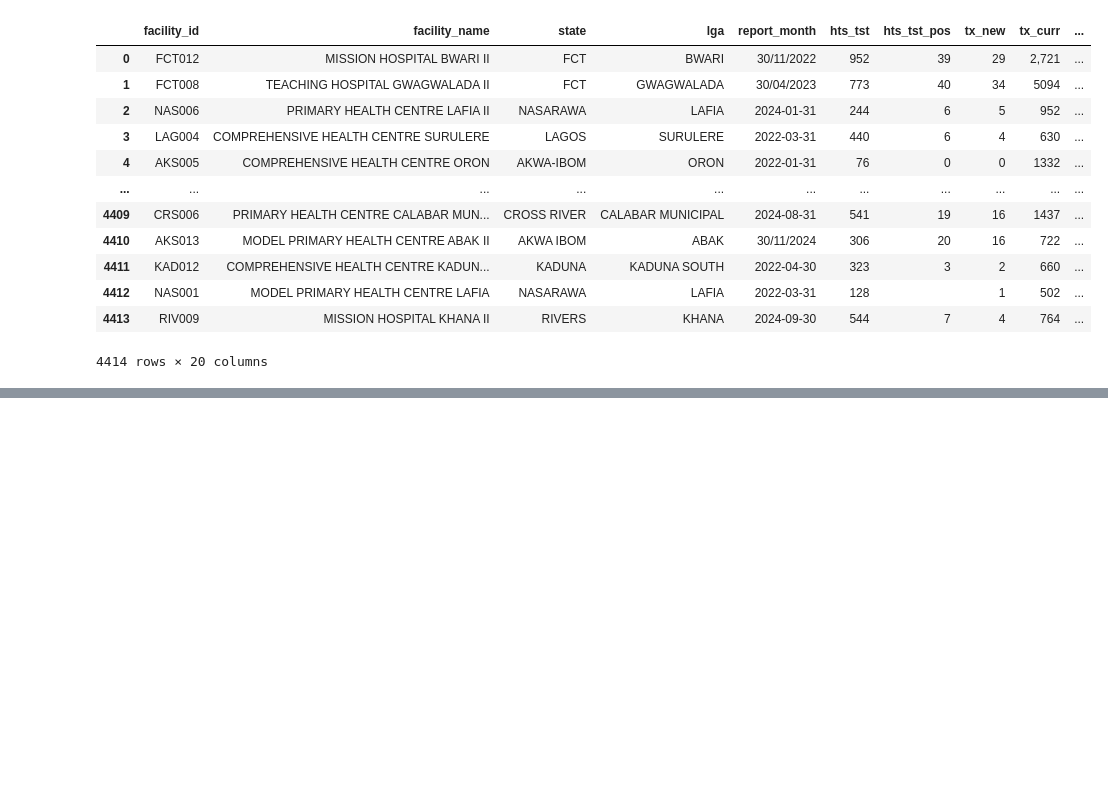
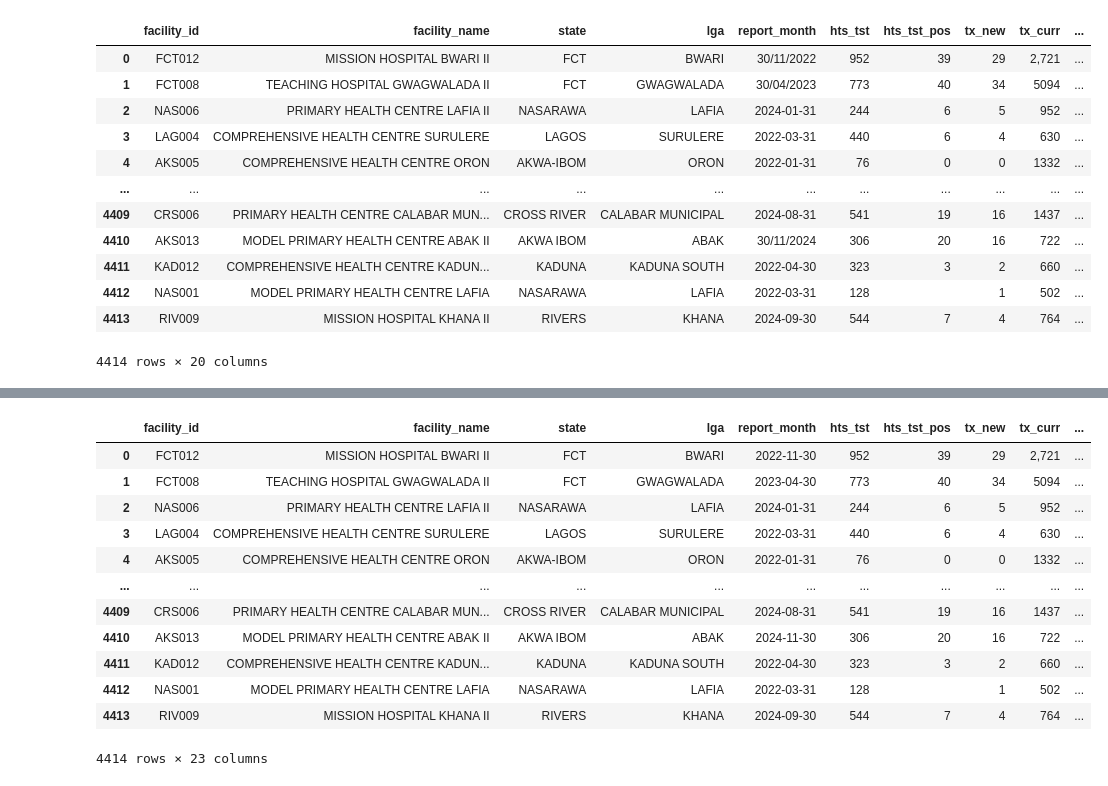
Before and after one commit to AlozieCollins/Intern-dataset-work, a Jupyter notebook: work.ipynb, the cells around one changed output, grey strips where cells are left out. Drawn from its saved outputs; the diff is of its cells as text; code cells hidden in the pictures; blank space fills up the shorter version.

Commit message:
Converted the report date and date submitted columns to pandas datetime and changed all null values to pd.NA.

```diff
--- a/work.ipynb
+++ b/work.ipynb
@@ -11,10 +12,11 @@ df.head(5)
 | 3 | LAG004 | COMPREHENSIVE HEALTH CENTRE SURULERE | Lagos | Surulere | 2022-03-31 | 440 | 6 | 4 | 630 | ... |
 | 4 | AKS005 | Comprehensive Health Centre Oron | Akwa-Ibom | Oron | 2022-01-31 | 76 | 0 | 0 | 1332 | ... |
 # %%
-cols = ["facility_id", "facility_name", "state", "lga"]
-df[cols] = df[cols].apply(
-    lambda col: col.str.strip().str.upper()
-)
+# Changed the facility name, id's, state, and lga to uppercase.
+df['state'] = df['state'].str.strip().str.upper()
+df['facility_name'] = df['facility_name'].str.strip().str.upper()
+df['facility_id'] = df['facility_id'].str.strip().str.upper()
+df['lga'] = df['lga'].str.strip().str.upper()
 df
 # %% [output]
 |  | facility_id | facility_name | state | lga | report_month | hts_tst | hts_tst_pos | tx_new | tx_curr | ... |
@@ -30,9 +32,3 @@ df
 | 4412 | NAS001 | MODEL PRIMARY HEALTH CENTRE LAFIA | NASARAWA | LAFIA | 2022-03-31 | 128 |  | 1 | 502 | ... |
 | 4413 | RIV009 | MISSION HOSPITAL KHANA II | RIVERS | KHANA | 2024-09-30 | 544 | 7 | 4 | 764 | ... |
 4414 rows × 20 columns
-# %%
-cols = ["report_month", "date_submitted"]
-
-df[cols] = df[cols].apply(
-    lambda col:pd.to_datetime(cols, error= "coerce")
-)
@@ -40,0 +35,8 @@ AttributeError: 'Series' object has no attribute 'pd'
+# %%
+# Changed the dated to pandas date and time format
+cols = ["report_month", "date_submitted"]
+
+df[cols] = df[cols].apply(
+    lambda col: pd.to_datetime(col, format="mixed", errors="coerce")
+)
+df[cols]
@@ -40,0 +57,20 @@ AttributeError: 'Series' object has no attribute 'pd'
+# %%
+# Created a seperate column for year, month and quarter
+df['year'] = df['report_month'].dt.year
+df['month'] = df['report_month'].dt.month
+df['quarter'] = df['report_month'].dt.quarter
+df
+# %% [output]
+|  | facility_id | facility_name | state | lga | report_month | hts_tst | hts_tst_pos | tx_new | tx_curr | ... |
+| 0 | FCT012 | MISSION HOSPITAL BWARI II | FCT | BWARI | 2022-11-30 | 952 | 39 | 29 | 2,721 | ... |
+| 1 | FCT008 | TEACHING HOSPITAL GWAGWALADA II | FCT | GWAGWALADA | 2023-04-30 | 773 | 40 | 34 | 5094 | ... |
+| 2 | NAS006 | PRIMARY HEALTH CENTRE LAFIA II | NASARAWA | LAFIA | 2024-01-31 | 244 | 6 | 5 | 952 | ... |
+| 3 | LAG004 | COMPREHENSIVE HEALTH CENTRE SURULERE | LAGOS | SURULERE | 2022-03-31 | 440 | 6 | 4 | 630 | ... |
+| 4 | AKS005 | COMPREHENSIVE HEALTH CENTRE ORON | AKWA-IBOM | ORON | 2022-01-31 | 76 | 0 | 0 | 1332 | ... |
+| ... | ... | ... | ... | ... | ... | ... | ... | ... | ... | ... |
+| 4409 | CRS006 | PRIMARY HEALTH CENTRE CALABAR MUN... | CROSS RIVER | CALABAR MUNICIPAL | 2024-08-31 | 541 | 19 | 16 | 1437 | ... |
+| 4410 | AKS013 | MODEL PRIMARY HEALTH CENTRE ABAK II | AKWA IBOM | ABAK | 2024-11-30 | 306 | 20 | 16 | 722 | ... |
+| 4411 | KAD012 | COMPREHENSIVE HEALTH CENTRE KADUN... | KADUNA | KADUNA SOUTH | 2022-04-30 | 323 | 3 | 2 | 660 | ... |
+| 4412 | NAS001 | MODEL PRIMARY HEALTH CENTRE LAFIA | NASARAWA | LAFIA | 2022-03-31 | 128 |  | 1 | 502 | ... |
+| 4413 | RIV009 | MISSION HOSPITAL KHANA II | RIVERS | KHANA | 2024-09-30 | 544 | 7 | 4 | 764 | ... |
+4414 rows × 23 columns
```
Also changed, not shown: parts of 9 cells of this notebook.
